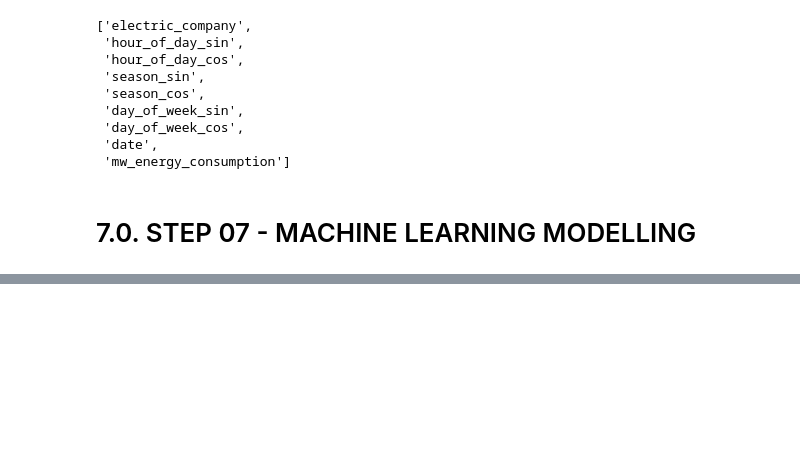
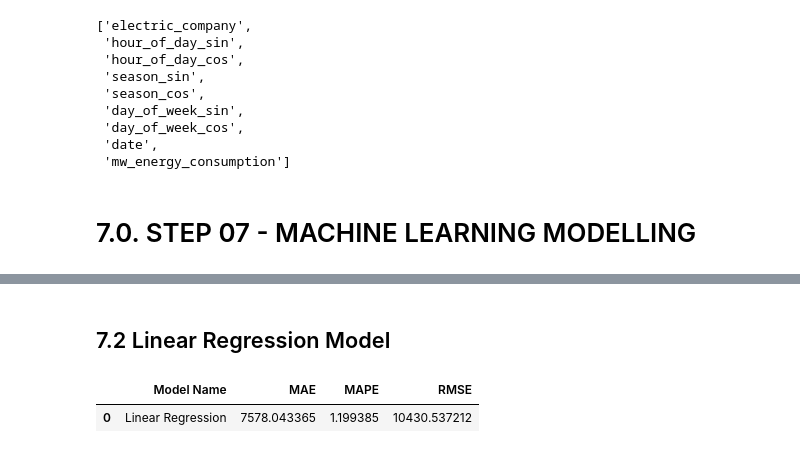
Before and after one commit to panambY/Hourly_Energy_Consumption, a Jupyter notebook: Hourly_Energy_Consumption.ipynb, the cells around one changed output, grey strips where cells are left out. Cells and saved outputs as stored; diff of their text form; code cells hidden in the pictures; blank space fills up the shorter version.

```diff
--- a/Hourly_Energy_Consumption.ipynb
+++ b/Hourly_Energy_Consumption.ipynb
@@ -981,0 +1070,19 @@ cols_selected_boruta_full
+# %% [markdown]
+## 7.2 Linear Regression Model
+# %%
+# In the beginning I use the Linear Model to see how linear or non-linear our dataset is.
+
+# model
+lr = LinearRegression().fit( x_train, y_train )
+
+# prediction
+yhat_lr = lr.predict( x_test )
+
+# performance
+lr_result = ml_error( 'Linear Regression', np.expm1( y_test ), np.expm1( yhat_lr ) )
+lr_result
+
+# Seeing the value of RMSE we notice that it is more than 3 times greater than the Average Model, that is, our dataset is non-linear.
+# %% [output]
+|  | Model Name | MAE | MAPE | RMSE |
+| 0 | Linear Regression | 7578.043365 | 1.199385 | 10430.537212 |
```
Also changed, not shown: parts of 26 cells of this notebook, 1 other file.
